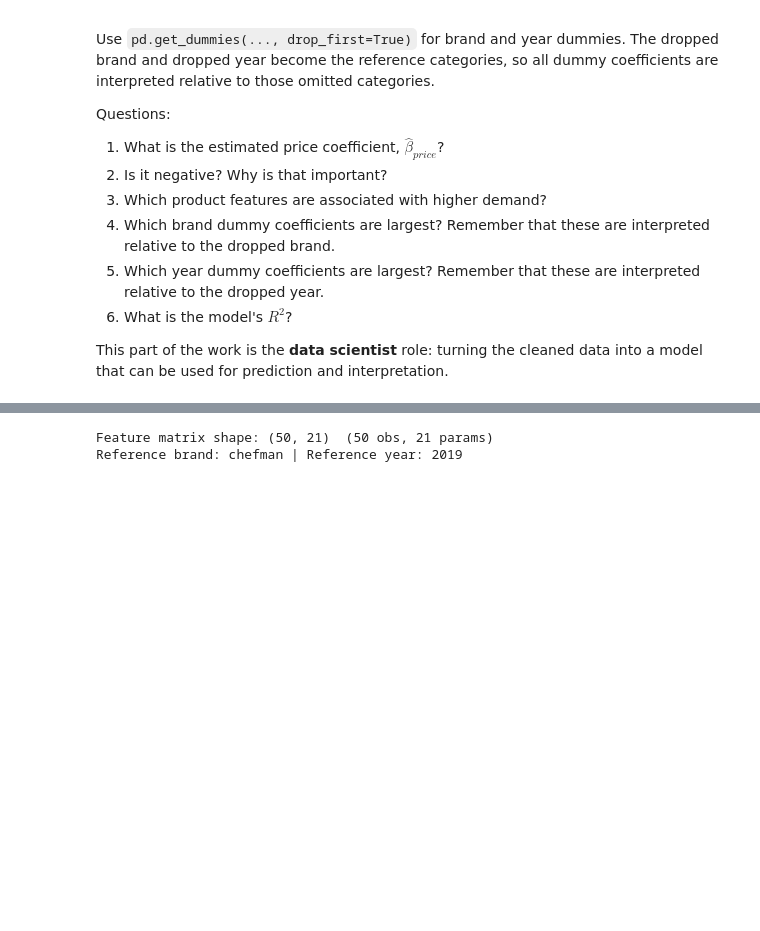
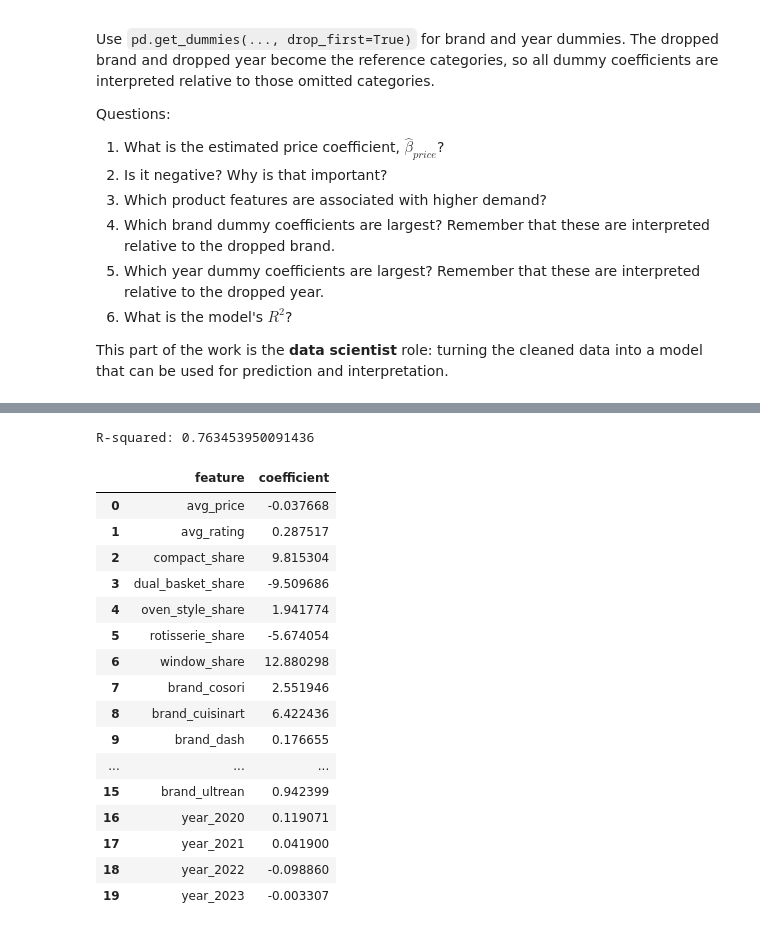
Before and after one commit to brishti-c/Demand_Estimation, a Jupyter notebook: Data_Analyst.ipynb, the cells around one changed output, grey strips where cells are left out. Saved outputs shown, nothing was run; the diff lists cells and outputs as text; code cells hidden in the pictures; blank space fills up the shorter version.

```diff
--- a/Data_Analyst.ipynb
+++ b/Data_Analyst.ipynb
@@ -155,28 +139,55 @@ Years:  [np.int64(2019), np.int64(2020), np.int64(2021), np.int64(2022), np.int6
 # %%
+df = pd.read_csv('air_fryers_clean_brand_year.csv')
+
 feature_cols = [
-    'compact_share', 'dual_basket_share', 'oven_style_share',
-    'rotisserie_share', 'window_share'
+    'compact_share',
+    'dual_basket_share',
+    'oven_style_share',
+    'rotisserie_share',
+    'window_share',
 ]
 
+y = df['log_brand_share']
 
-brand_dummies = pd.get_dummies(df['brand'], drop_first=True, prefix='brand')
-year_dummies  = pd.get_dummies(df['year'],  drop_first=True, prefix='year')
+brand_dummies = pd.get_dummies(df['brand'], prefix='brand', drop_first=True, dtype=int)
+year_dummies  = pd.get_dummies(df['year'].astype(str), prefix='year', drop_first=True, dtype=int)
 
+X = pd.concat(
+    [df[['avg_price', 'avg_rating'] + feature_cols],
+     brand_dummies,
+     year_dummies],
+    axis=1
+)
 
-X = pd.concat([
-    df[['avg_price', 'avg_rating'] + feature_cols],
-    brand_dummies,
-    year_dummies
-], axis=1).astype(float)
+model = LinearRegression()
+model.fit(X, y)
 
-y = df['log_brand_share'].values
+predicted_log_share = model.predict(X)
+r2 = r2_score(y, predicted_log_share)
 
+coef_table = pd.DataFrame({
+    'feature': X.columns,
+    'coefficient': model.coef_
+})
 
-X_const    = np.column_stack([np.ones(len(X)), X.values])
-col_names  = ['const'] + X.columns.tolist()
-
-print(f'Feature matrix shape: {X_const.shape}  (50 obs, {X_const.shape[1]} params)')
-print('Reference brand: chefman | Reference year: 2019')
+print('R-squared:', r2)
+coef_table
 # %% [output]
-Feature matrix shape: (50, 21)  (50 obs, 21 params)
-Reference brand: chefman | Reference year: 2019
+R-squared: 0.763453950091436
+|  | feature | coefficient |
+| 0 | avg_price | -0.037668 |
+| 1 | avg_rating | 0.287517 |
+| 2 | compact_share | 9.815304 |
+| 3 | dual_basket_share | -9.509686 |
+| 4 | oven_style_share | 1.941774 |
+| 5 | rotisserie_share | -5.674054 |
+| 6 | window_share | 12.880298 |
+| 7 | brand_cosori | 2.551946 |
+| 8 | brand_cuisinart | 6.422436 |
+| 9 | brand_dash | 0.176655 |
+| ... | ... | ... |
+| 15 | brand_ultrean | 0.942399 |
+| 16 | year_2020 | 0.119071 |
+| 17 | year_2021 | 0.041900 |
+| 18 | year_2022 | -0.098860 |
+| 19 | year_2023 | -0.003307 |
```
Also changed, not shown: parts of 5 cells of this notebook.
